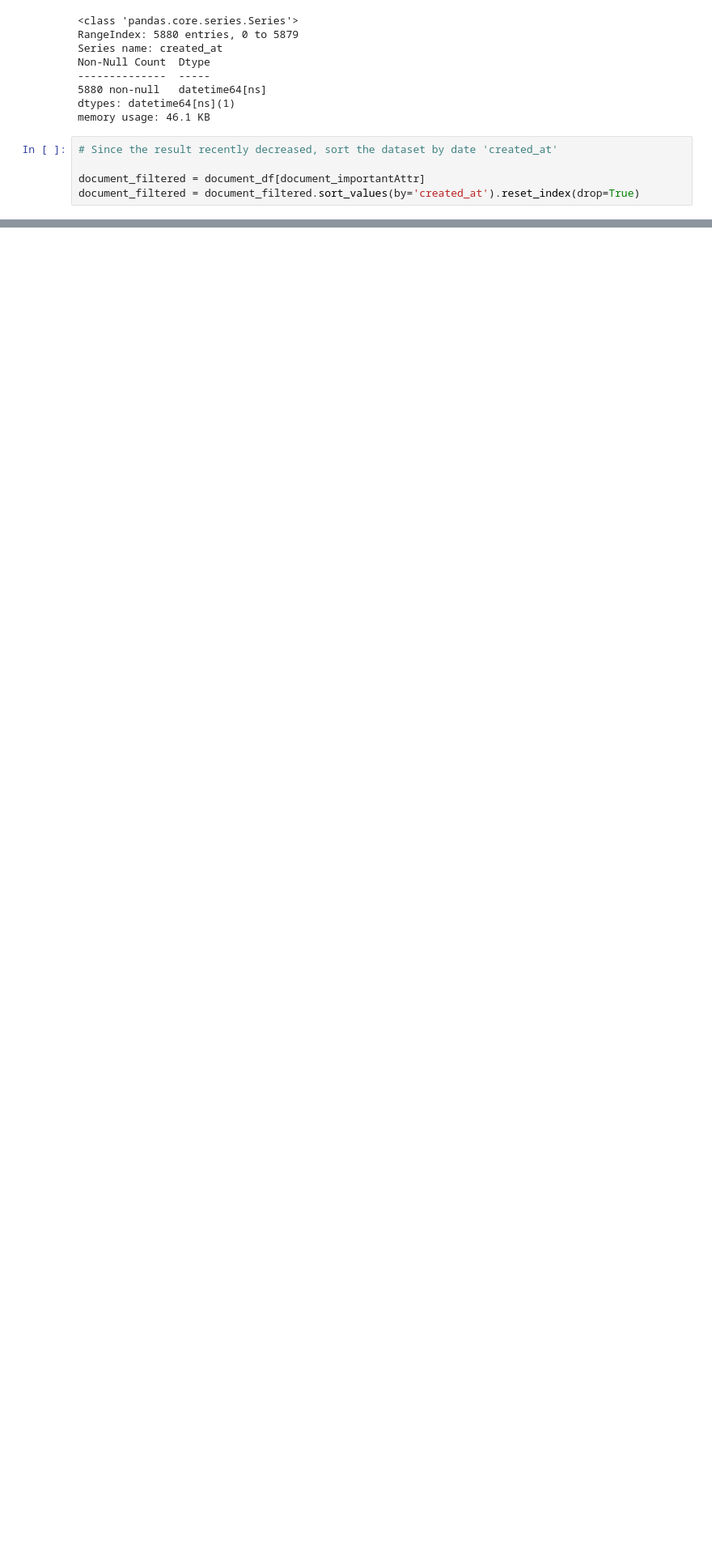
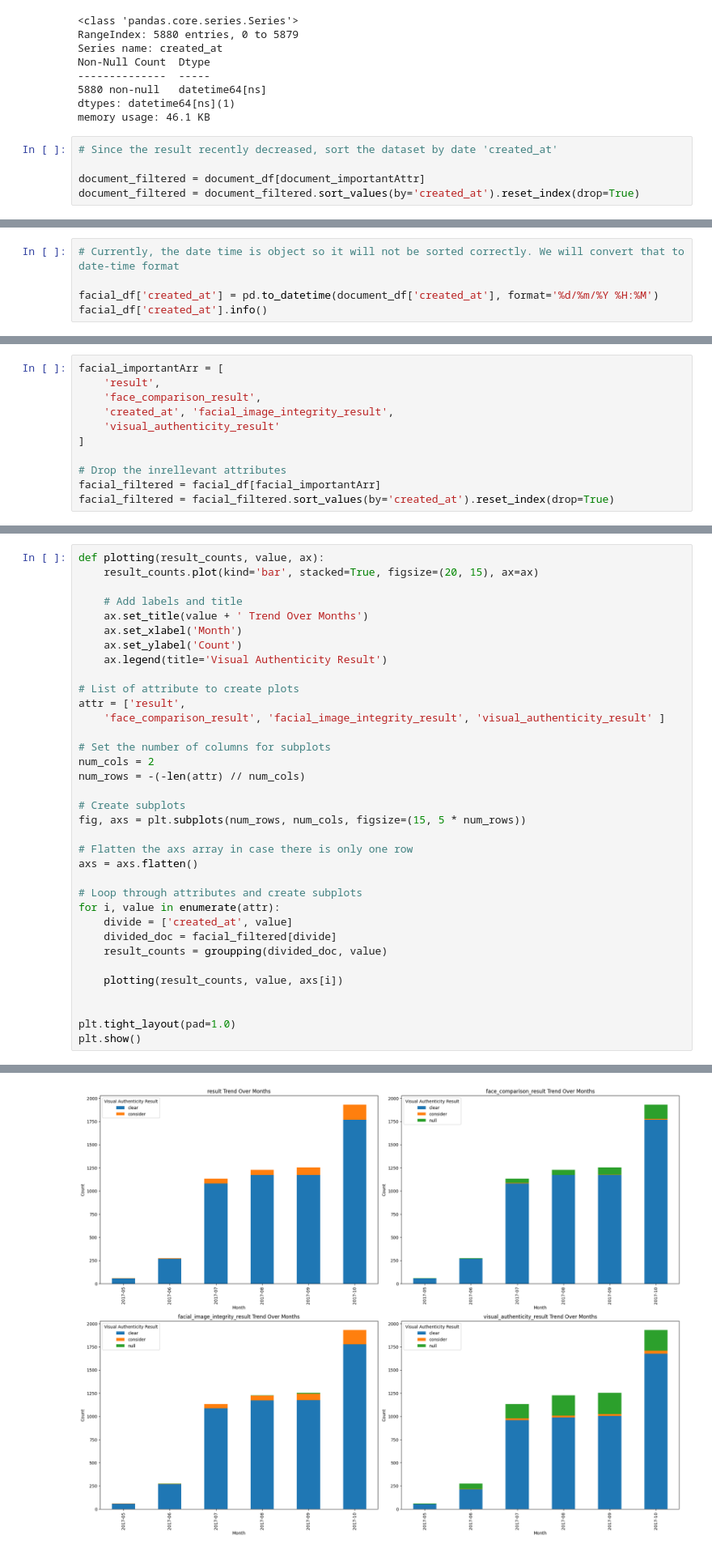
Before and after one commit to vuanhngo14/Personal_practice_1, a Jupyter notebook: FacialDocument_Check.ipynb, the cells around one changed output, grey strips where cells are left out. Shown at 81% size. Saved outputs shown, nothing was run; the diff lists cells and outputs as text; blank space fills up the shorter version.

```diff
--- a/FacialDocument_Check.ipynb
+++ b/FacialDocument_Check.ipynb
@@ -181,0 +284,5 @@ See the caveats in the documentation: https://pandas.pydata.org/pandas-docs/stab
+# %%
+# Currently, the date time is object so it will not be sorted correctly. We will convert that to date-time format
+
+facial_df['created_at'] = pd.to_datetime(document_df['created_at'], format='%d/%m/%Y %H:%M')
+facial_df['created_at'].info()
@@ -181,0 +298,11 @@ See the caveats in the documentation: https://pandas.pydata.org/pandas-docs/stab
+# %%
+facial_importantArr = [
+    'result',
+    'face_comparison_result',
+    'created_at', 'facial_image_integrity_result',
+    'visual_authenticity_result'
+]
+
+# Drop the inrellevant attributes
+facial_filtered = facial_df[facial_importantArr]
+facial_filtered = facial_filtered.sort_values(by='created_at').reset_index(drop=True)
@@ -181,0 +316,36 @@ See the caveats in the documentation: https://pandas.pydata.org/pandas-docs/stab
+# %%
+def plotting(result_counts, value, ax):
+    result_counts.plot(kind='bar', stacked=True, figsize=(20, 15), ax=ax)
+
+    # Add labels and title
+    ax.set_title(value + ' Trend Over Months')
+    ax.set_xlabel('Month')
+    ax.set_ylabel('Count')
+    ax.legend(title='Visual Authenticity Result')
+
+# List of attribute to create plots
+attr = ['result',
+    'face_comparison_result', 'facial_image_integrity_result', 'visual_authenticity_result' ]
+
+# Set the number of columns for subplots
+num_cols = 2
+num_rows = -(-len(attr) // num_cols)
+
+# Create subplots
+fig, axs = plt.subplots(num_rows, num_cols, figsize=(15, 5 * num_rows))
+
+# Flatten the axs array in case there is only one row
+axs = axs.flatten()
+
+# Loop through attributes and create subplots
+for i, value in enumerate(attr):
+    divide = ['created_at', value]
+    divided_doc = facial_filtered[divide]
+    result_counts = groupping(divided_doc, value)
+
+    plotting(result_counts, value, axs[i])
+
+
+plt.tight_layout(pad=1.0)
+plt.show()
+# %% [output]
@@ -181,0 +372 @@ See the caveats in the documentation: https://pandas.pydata.org/pandas-docs/stab
+[figure, added]
```
Also changed, not shown: parts of 19 cells of this notebook.
